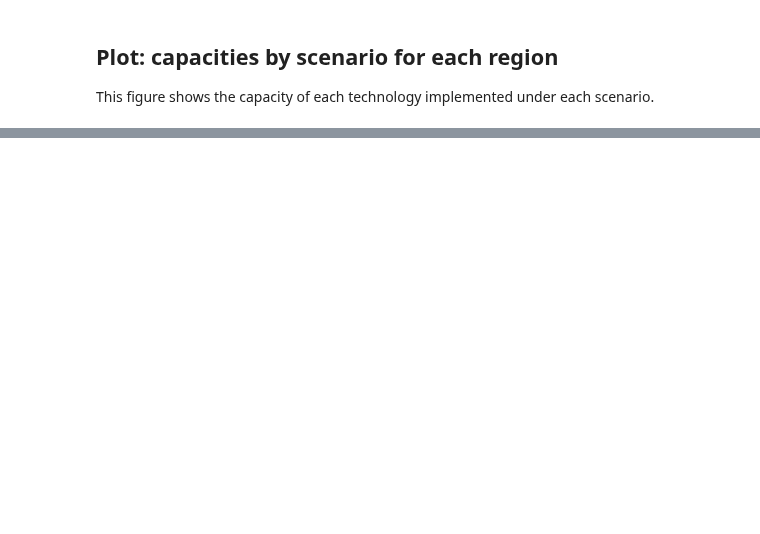
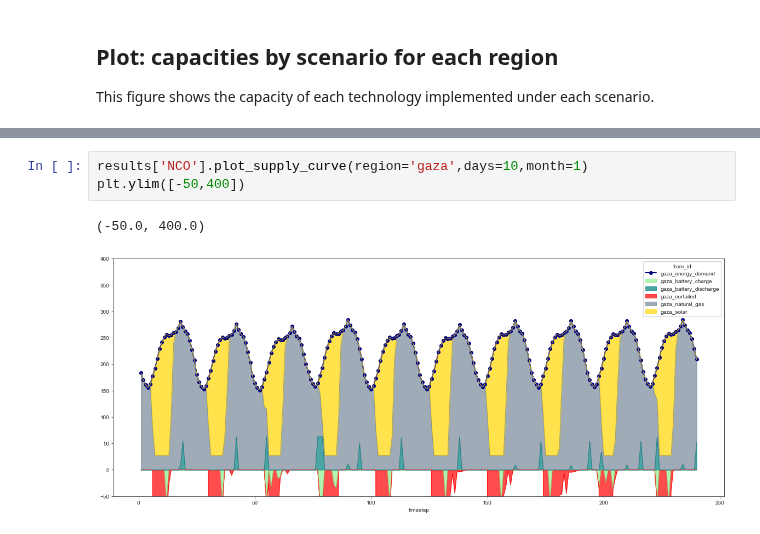
Before and after one commit to amanmajid/nextra, a Jupyter notebook: analysis/icae_results.ipynb, the cells around one changed output, grey strips where cells are left out. Drawn from its saved outputs; the diff is of its cells as text; blank space fills up the shorter version.

```diff
--- a/analysis/icae_results.ipynb
+++ b/analysis/icae_results.ipynb
@@ -312,0 +309,6 @@ KeyError: 'COO'
+# %%
+results['NCO'].plot_supply_curve(region='gaza',days=10,month=1)
+plt.ylim([-50,400])
+# %% [output]
+(-50.0, 400.0)
+[figure, added]
```
Also changed, not shown: parts of 4 cells of this notebook, 4 other files.
